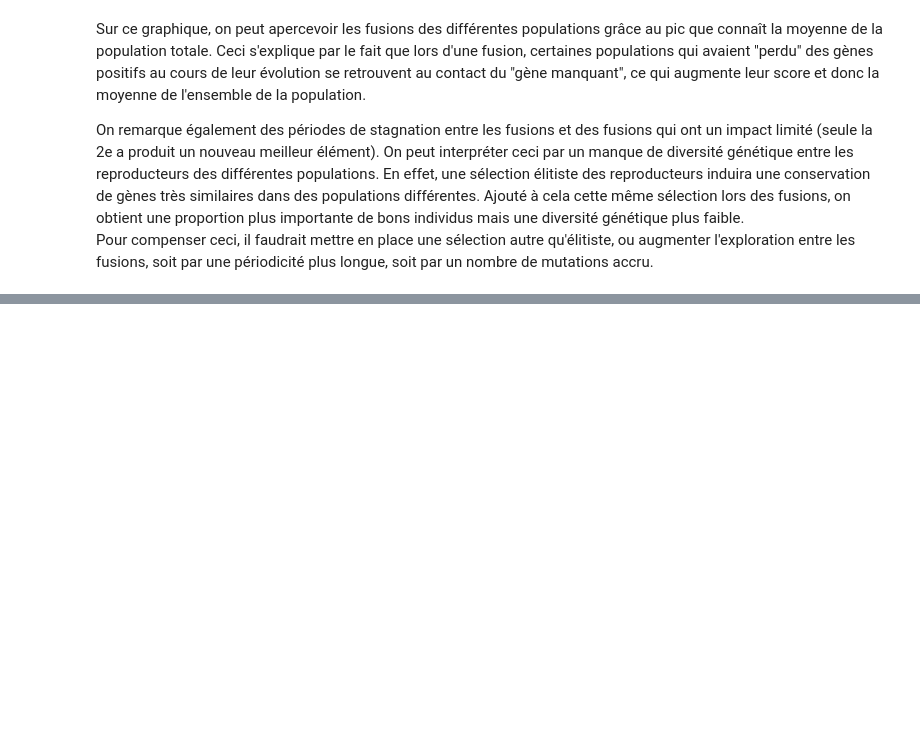
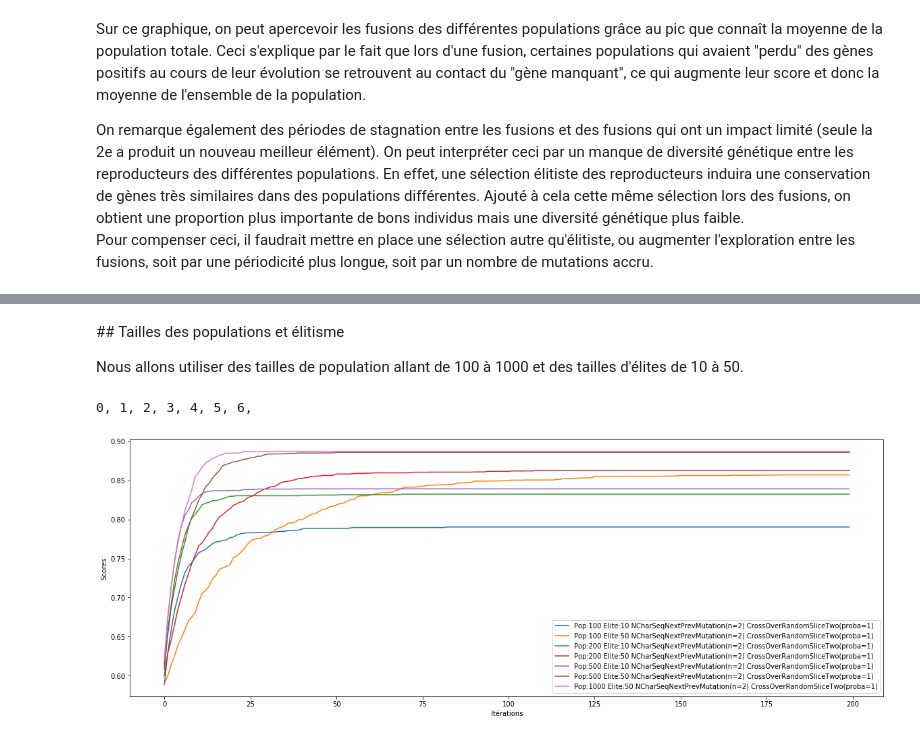
Before and after one commit to pierreelliott/genetic_algorithms, a Jupyter notebook: TP Genetic Algorithm.ipynb, the cells around one changed output, grey strips where cells are left out. Drawn from its saved outputs; the diff is of its cells as text; code cells hidden in the pictures; blank space fills up the shorter version.

Commit message:
Analyse mutations et cross-overs

```diff
--- a/TP Genetic Algorithm.ipynb
+++ b/TP Genetic Algorithm.ipynb
@@ -49,7 +55,7 @@ def plot_results(average, bests, details):
 # %% [markdown]
 # Evolution des populations
 # %%
-def evolve_population(population, max_epochs=1000, show_progress=False, progress_step=10):
+def evolve_population(population, max_epochs=1000, show_progress=False, progress_step=10, show_if_found=True):
     averages = []
     bests = []
     best = population.population[0]
@@ -64,7 +70,7 @@ def evolve_population(population, max_epochs=1000, show_progress=False, progress
         if show_progress:
             print(f"Epoch {epoch + 1}/{max_epochs}: Best {best.phenotype()} ({best.score}) (average: {average})")
 
-        if best.score == 1.0:
+        if best.score == 1.0 and show_if_found:
             print(f"Best found: {best.phenotype()} at Epoch {epoch + 1}/{max_epochs}!")
             break
 
@@ -136,14 +122,14 @@ configs = [
 def stats(configs, nb_repeats):
     to_plot = []
     for i, conf in enumerate(configs):
-        print(i, conf)
+        print(i, end=', ')
         repeats = []
         for i in range(nb_repeats):
             exploration = SimpleExploration(conf['cross_over'],
                                             conf['mutation'],
-                                            elite_size=conf['population_size'] // 10)
+                                            elite_size=conf['elite_size'])
             population = Population(conf['population_size'], exploration=exploration)
-            _, bests, _ = evolve_population(population, max_epochs=conf['epochs'], show_progress=False)
+            _, bests, _ = evolve_population(population, max_epochs=conf['epochs'], show_progress=False, show_if_found=False)
             repeats.append(bests)
         average = []
         for i in range(conf['epochs']):
@@ -153,8 +139,11 @@ def stats(configs, nb_repeats):
             average.append(s/nb_repeats)
         to_plot.append(average)
 
+    plt.figure(figsize=(20, 7))
     for i, l in enumerate(to_plot):
-        plt.plot(l, label=str(i))
+        c = configs[i]
+        label = f"Pop:{c['population_size']} Elite:{c['elite_size']} {str(type(c['mutation'])).split('.')[-1][:-2]}(n={c['mutation'].n}) {str(type(c['cross_over'])).split('.')[-1][:-2]}(proba={c['cross_over'].prob})"
+        plt.plot(l, label=label)
     plt.xlabel('Itérations')
     plt.ylabel('Scores')
     plt.legend(loc="lower right")
@@ -168,0 +151,60 @@ stats(configs, nb_repeats=3)
+# %% [markdown]
+## Tailles des populations et élitisme
+
+Nous allons utiliser des tailles de population allant de 100 à 1000 et des tailles d'élites de 10 à 50.
+# %%
+configs = [
+        {
+        'population_size': 100,
+        'elite_size': 10,
+        'epochs': 200,
+        'mutation': NCharSeqNextPrevMutation(n=2),
+        'cross_over': CrossOverRandomSliceTwo(1),
+    },
+    {
+        'population_size': 100,
+        'elite_size': 50,
+        'epochs': 200,
+        'mutation': NCharSeqNextPrevMutation(n=2),
+        'cross_over': CrossOverRandomSliceTwo(1),
+    },
+    {
+        'population_size': 200,
+        'elite_size': 10,
+        'epochs': 200,
+        'mutation': NCharSeqNextPrevMutation(n=2),
+        'cross_over': CrossOverRandomSliceTwo(1),
+    },
+    {
+        'population_size': 200,
+        'elite_size': 50,
+        'epochs': 200,
+        'mutation': NCharSeqNextPrevMutation(n=2),
+        'cross_over': CrossOverRandomSliceTwo(1),
+    },
+        {
+        'population_size': 500,
+        'elite_size': 10,
+        'epochs': 200,
+        'mutation': NCharSeqNextPrevMutation(n=2),
+        'cross_over': CrossOverRandomSliceTwo(1),
+    },
+    {
+        'population_size': 500,
+        'elite_size': 50,
+        'epochs': 200,
+        'mutation': NCharSeqNextPrevMutation(n=2),
+        'cross_over': CrossOverRandomSliceTwo(1),
+    },
+    {
+        'population_size': 1000,
+        'elite_size': 50,
+        'epochs': 200,
+        'mutation': NCharSeqNextPrevMutation(n=2),
+        'cross_over': CrossOverRandomSliceTwo(1),
+    }
+]
+stats(configs, nb_repeats=25)
+# %% [output]
+0, 1, 2, 3, 4, 5, 6,
+[figure, added]
```
Also changed, not shown: parts of 14 cells of this notebook.
